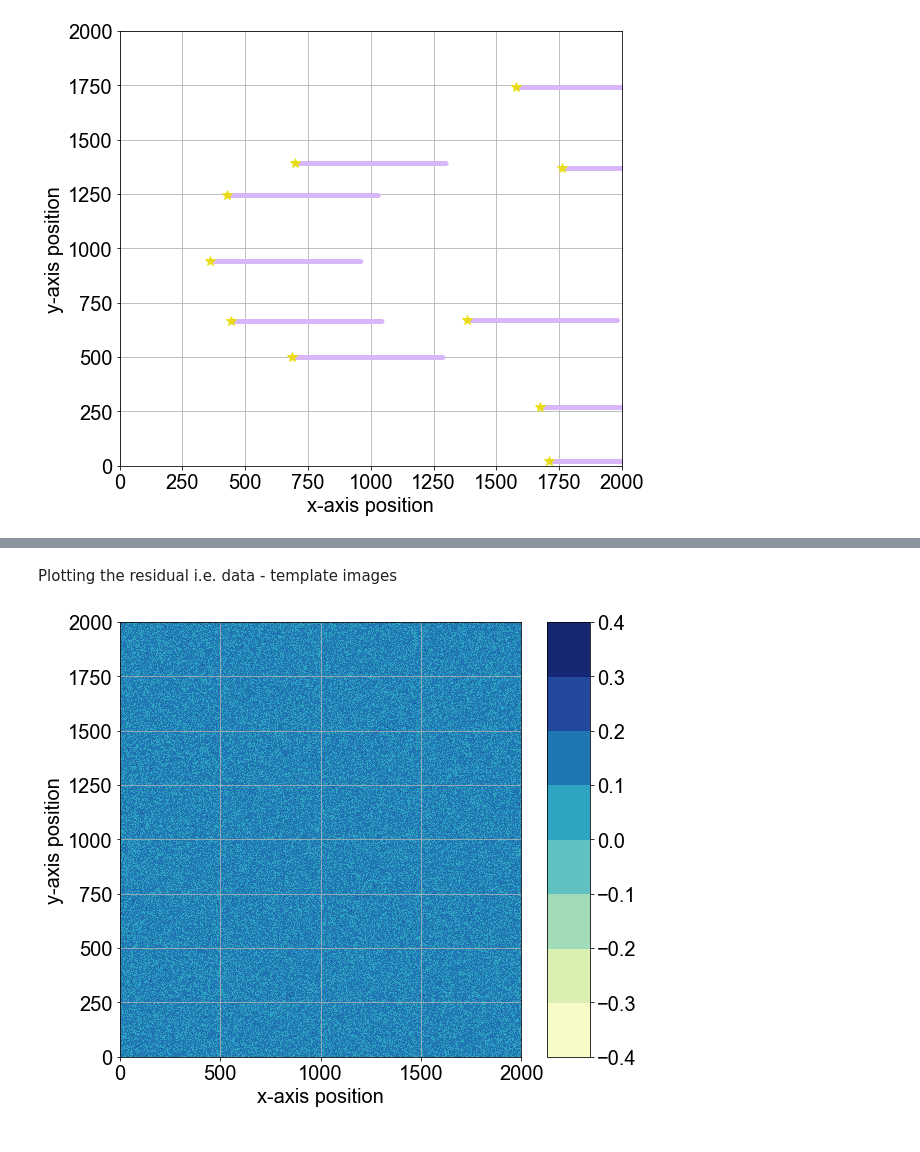
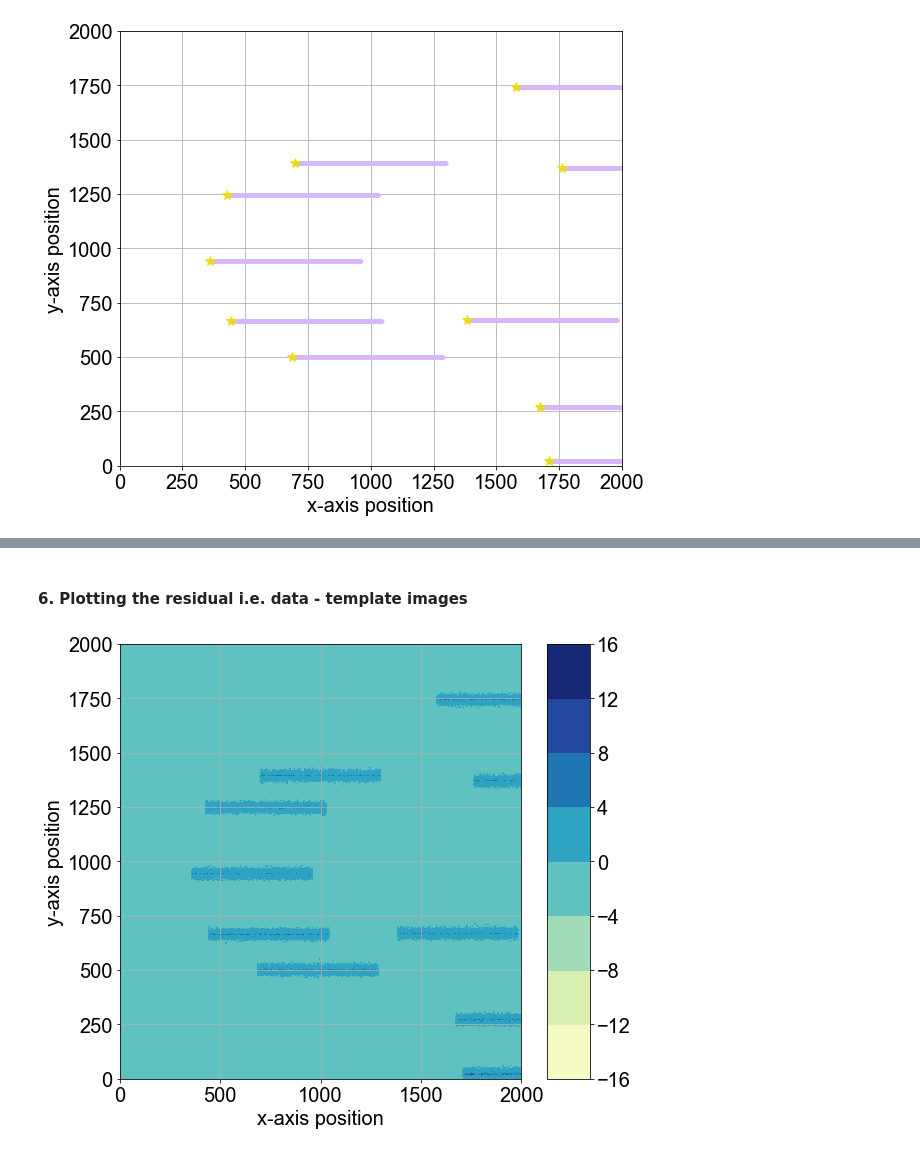
Before and after one commit to SoumyaShreeram/Slitless_spectroscopy, a Jupyter notebook: 03_Building_template_library.ipynb, the cells around one changed output, grey strips where cells are left out. Drawn from its saved outputs; the diff is of its cells as text; code cells hidden in the pictures.

```diff
--- a/03_Building_template_library.ipynb
+++ b/03_Building_template_library.ipynb
@@ -115,7 +95,7 @@ flux_LSF2D, params = np.load('Data/flux_K2D_LSF.npy'), np.load('Data/params.npy'
 waves_k = np.load('Data/waves_k.npy')
 
 # division of stars chosen in FOV, considering 10 temperatures with 10 log g's
-stars_divide = [0.1, 0.0, 0.0, 0.0, 0.0, 0.0, 0.0, 0.0, 0.0, 0.9]
+stars_divide = ssfm.decideNumHotStars(hot_stars=0.2)
 # %%
 x_disperse, y_disperse = pt.plotDispersedStars(x_pos, y_pos, l_pix, u_pix, \
                                                disperse_range, waves_k, \
@@ -126,15 +107,10 @@ x_disperse, y_disperse = pt.plotDispersedStars(x_pos, y_pos, l_pix, u_pix, \
 Nominclature of the template files generated:
 fluxMatrix_s#1_p#2.npy where, #1 is the number of stars for which the template is generated and #2 is the permutation number label.
 # %%
-importlib.reload(ssfm)
 flux_k2D, type_id = ssfm.associateSpectraToStars(waves_k, stars_divide, num_stars, \
                                   flux_LSF2D, params)
 
 # generate all possible permutations that exist for the given distribution of stars
 perms_arr = ssfm.constructSpectralTemplates(u_pix, y_disperse, x_disperse, type_id, \
-                                            flux_k2D, noise_level)
-
-# construct an arbitary data image
-data_LSF_2Dmat, perm_no = ssfm.constructDataImage(perms_arr, noise_level, u_pix, flux_k2D, \
-                                        y_disperse, x_disperse)
+                                            flux_k2D)
 # %% [output]
@@ -152,0 +129,4 @@ Choosing permutation no.  0
+# %%
+# construct an arbitary data image
+data_LSF_2Dmat, perm_no = ssfm.constructDataImage(perms_arr, u_pix, flux_k2D, \
+                                        y_disperse, x_disperse)
@@ -153,9 +142,8 @@ Choosing permutation no.  0
 # %%
-importlib.reload(ssfm)
 # reduce the dimensions of the matrix to cal. the minimizing statistic
 data_vals_2Darr = ssfm.splitFOVtoGrid(data_LSF_2Dmat, num_splits)
 
 # cal the chi-squared and the minimum chi-squared configuration
-chi_squared, min_idx, template_flux_matrix2D = ssfm.determineBestFit(u_pix, num_stars, perms_arr, \
+chi_squared_arr = ssfm.determineBestFit(u_pix, num_stars, perms_arr, \
                                         data_vals_2Darr, num_splits)
 # %% [output]
@@ -163,6 +158,6 @@ The best-fitting permutation is 0 with chi-squared = 20153.16
 # %% [markdown]
-Plotting the residual i.e. data - template images
+#### 6. Plotting the residual i.e. data - template images
 # %%
-pt.plotContour(l_pix, u_pix, data_LSF_2Dmat-template_flux_matrix2D)
+pt.plotContour(l_pix, u_pix, data_LSF_2Dmat-chi_squared_arr[2])
 # %% [output]
-[figure, old version]
+[figure, new version]
```
Also changed, not shown: parts of 9 cells of this notebook, 7 other files.
